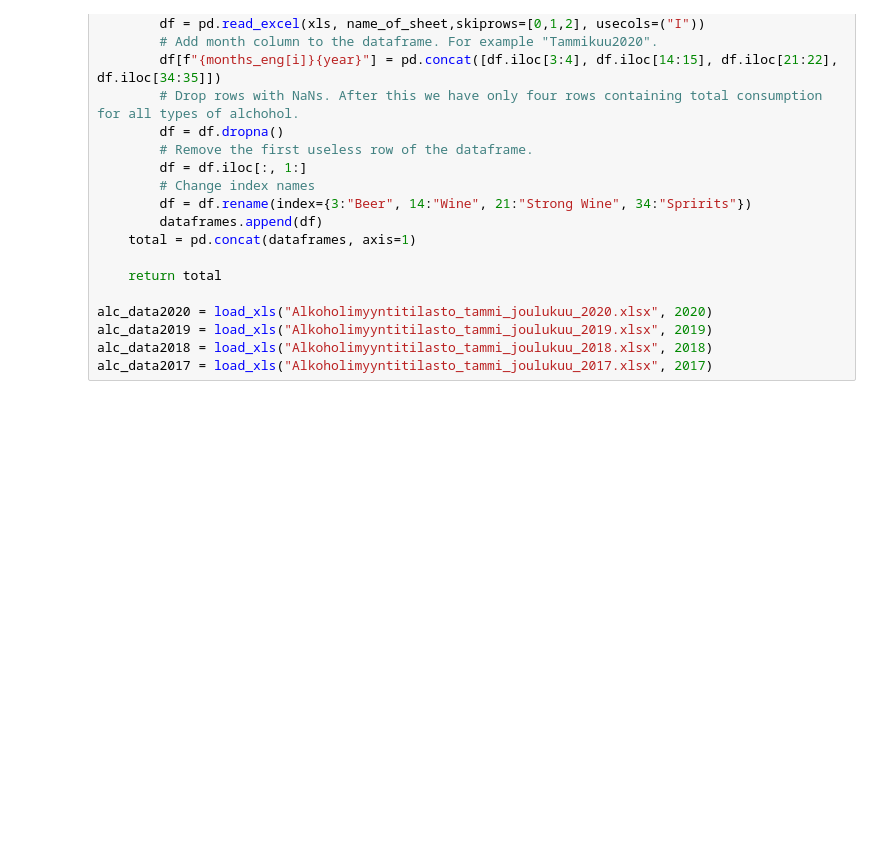
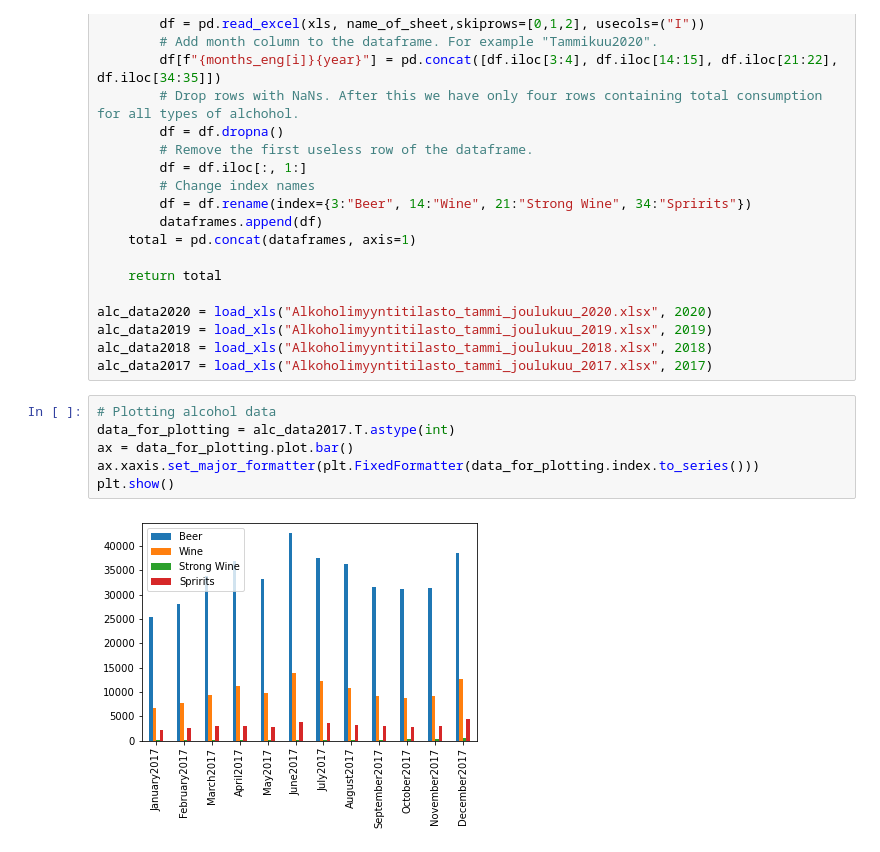
Before and after one commit to DataScience-MiniProjects/IDS-MiniProject, a Jupyter notebook: project-notebook.ipynb, the cells around one changed output. Cells and saved outputs as stored; diff of their text form; blank space fills up the shorter version.

Commit message:
Drafts for plots

```diff
--- a/project-notebook.ipynb
+++ b/project-notebook.ipynb
@@ -40,3 +40,11 @@ alc_data2020 = load_xls("Alkoholimyyntitilasto_tammi_joulukuu_2020.xlsx", 2020)
 alc_data2019 = load_xls("Alkoholimyyntitilasto_tammi_joulukuu_2019.xlsx", 2019)
 alc_data2018 = load_xls("Alkoholimyyntitilasto_tammi_joulukuu_2018.xlsx", 2018)
 alc_data2017 = load_xls("Alkoholimyyntitilasto_tammi_joulukuu_2017.xlsx", 2017)
+# %%
+# Plotting alcohol data
+data_for_plotting = alc_data2017.T.astype(int)
+ax = data_for_plotting.plot.bar()
+ax.xaxis.set_major_formatter(plt.FixedFormatter(data_for_plotting.index.to_series()))
+plt.show()
+# %% [output]
+[figure, added]
```
Also changed, not shown: parts of 4 cells of this notebook.
